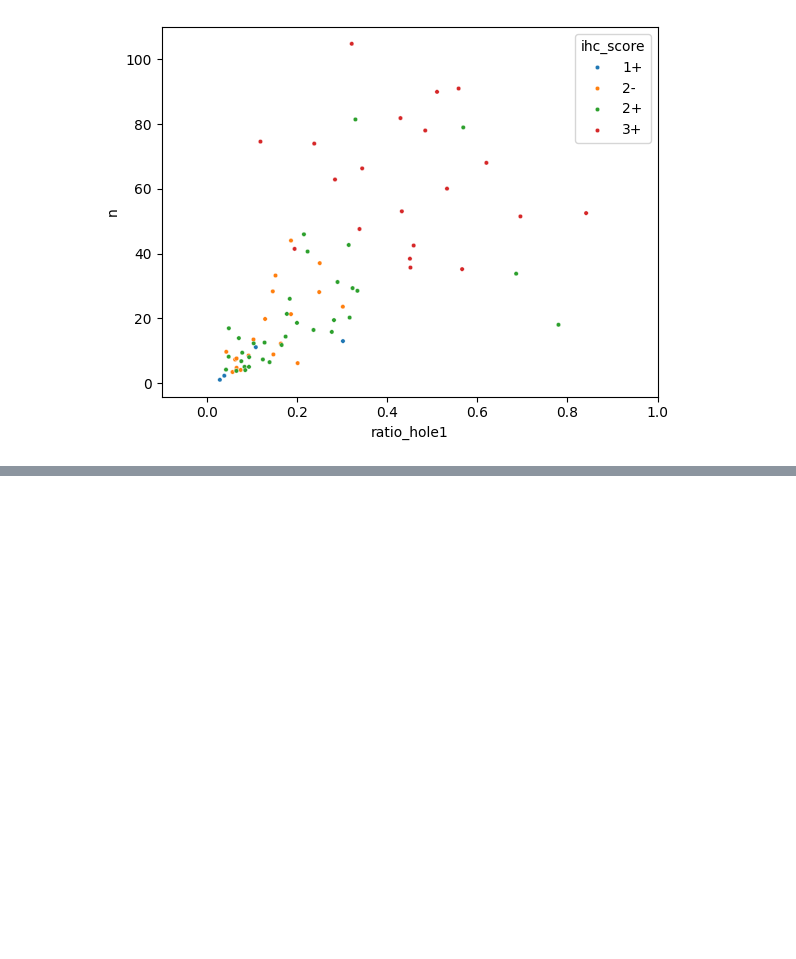
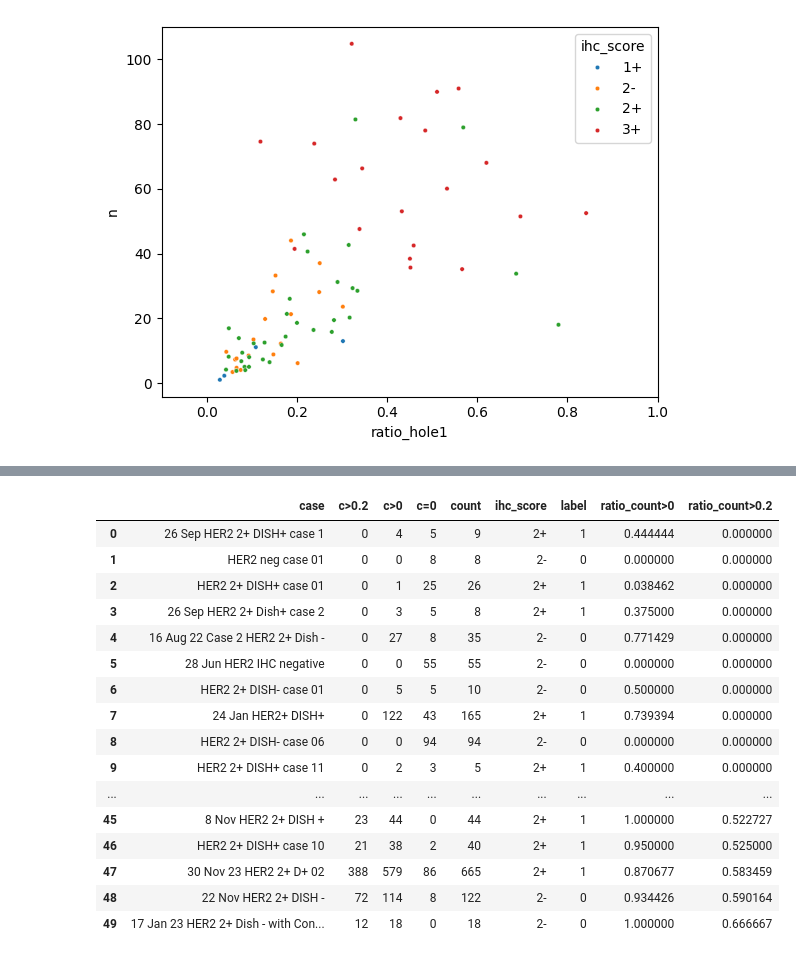
Before and after one commit to Surayuth/her2ml, a Jupyter notebook: notebooks/eda_line_feat3.ipynb, the cells around one changed output, grey strips where cells are left out. Drawn from its saved outputs; the diff is of its cells as text; code cells hidden in the pictures; blank space fills up the shorter version.

```diff
--- a/notebooks/eda_line_feat3.ipynb
+++ b/notebooks/eda_line_feat3.ipynb
@@ -132,3 +157,46 @@ plt.xlim([-0.1, 1])
+# %%
+th = 0.2
+
+df \
+    .group_by("case") \
+    .agg(
+        pl.when(pl.col("ratio_hole1") > th).then(pl.lit(1)).otherwise(pl.lit(0)).sum().alias(f"c>{th}"),
+        pl.when(pl.col("ratio_hole1") > 0).then(pl.lit(1)).otherwise(pl.lit(0)).sum().alias("c>0"),
+        pl.when(pl.col("ratio_hole1") == 0).then(pl.lit(1)).otherwise(pl.lit(0)).sum().alias("c=0"),
+        pl.len().alias("count"),
+        pl.col("ihc_score").first(),
+        pl.col("label").first(),
+    ) \
+    .filter(
+        pl.col("ihc_score").is_in(["2-", "2+"])
+    ) \
+    .with_columns(
+        (pl.col("c>0") / pl.col("count"))
+        .alias("ratio_count>0"),
+        (pl.col(f"c>{th}") / pl.col("count"))
+        .alias(f"ratio_count>{th}")
+    ) \
+    .sort(f"ratio_count>{th}") \
+    .to_pandas() \
+    .head(n=50)
+# %% [output]
+|  | case | c>0.2 | c>0 | c=0 | count | ihc_score | label | ratio_count>0 | ratio_count>0.2 |
+| 0 | 26 Sep HER2 2+ DISH+ case 1 | 0 | 4 | 5 | 9 | 2+ | 1 | 0.444444 | 0.000000 |
+| 1 | HER2 neg case 01 | 0 | 0 | 8 | 8 | 2- | 0 | 0.000000 | 0.000000 |
+| 2 | HER2 2+ DISH+ case 01 | 0 | 1 | 25 | 26 | 2+ | 1 | 0.038462 | 0.000000 |
+| 3 | 26 Sep HER2 2+ Dish+ case 2 | 0 | 3 | 5 | 8 | 2+ | 1 | 0.375000 | 0.000000 |
+| 4 | 16 Aug 22 Case 2 HER2 2+ Dish - | 0 | 27 | 8 | 35 | 2- | 0 | 0.771429 | 0.000000 |
+| 5 | 28 Jun HER2 IHC negative | 0 | 0 | 55 | 55 | 2- | 0 | 0.000000 | 0.000000 |
+| 6 | HER2 2+ DISH- case 01 | 0 | 5 | 5 | 10 | 2- | 0 | 0.500000 | 0.000000 |
+| 7 | 24 Jan HER2+ DISH+ | 0 | 122 | 43 | 165 | 2+ | 1 | 0.739394 | 0.000000 |
+| 8 | HER2 2+ DISH- case 06 | 0 | 0 | 94 | 94 | 2- | 0 | 0.000000 | 0.000000 |
+| 9 | HER2 2+ DISH+ case 11 | 0 | 2 | 3 | 5 | 2+ | 1 | 0.400000 | 0.000000 |
+| ... | ... | ... | ... | ... | ... | ... | ... | ... | ... |
+| 45 | 8 Nov HER2 2+ DISH + | 23 | 44 | 0 | 44 | 2+ | 1 | 1.000000 | 0.522727 |
+| 46 | HER2 2+ DISH+ case 10 | 21 | 38 | 2 | 40 | 2+ | 1 | 0.950000 | 0.525000 |
+| 47 | 30 Nov 23 HER2 2+ D+ 02 | 388 | 579 | 86 | 665 | 2+ | 1 | 0.870677 | 0.583459 |
+| 48 | 22 Nov HER2 2+ DISH - | 72 | 114 | 8 | 122 | 2- | 0 | 0.934426 | 0.590164 |
+| 49 | 17 Jan 23 HER2 2+ Dish - with Con... | 12 | 18 | 0 | 18 | 2- | 0 | 1.000000 | 0.666667 |
 # %%
 df \
     .filter(
```
Also changed, not shown: parts of 3 cells of this notebook, 1 other file.
